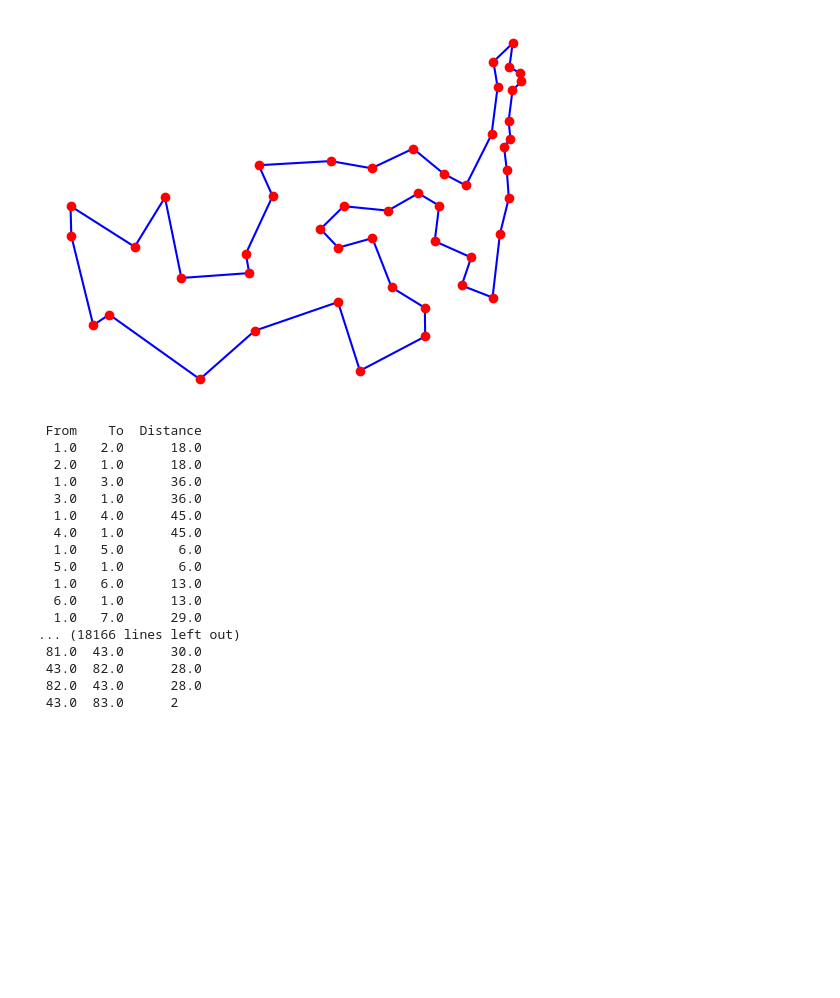
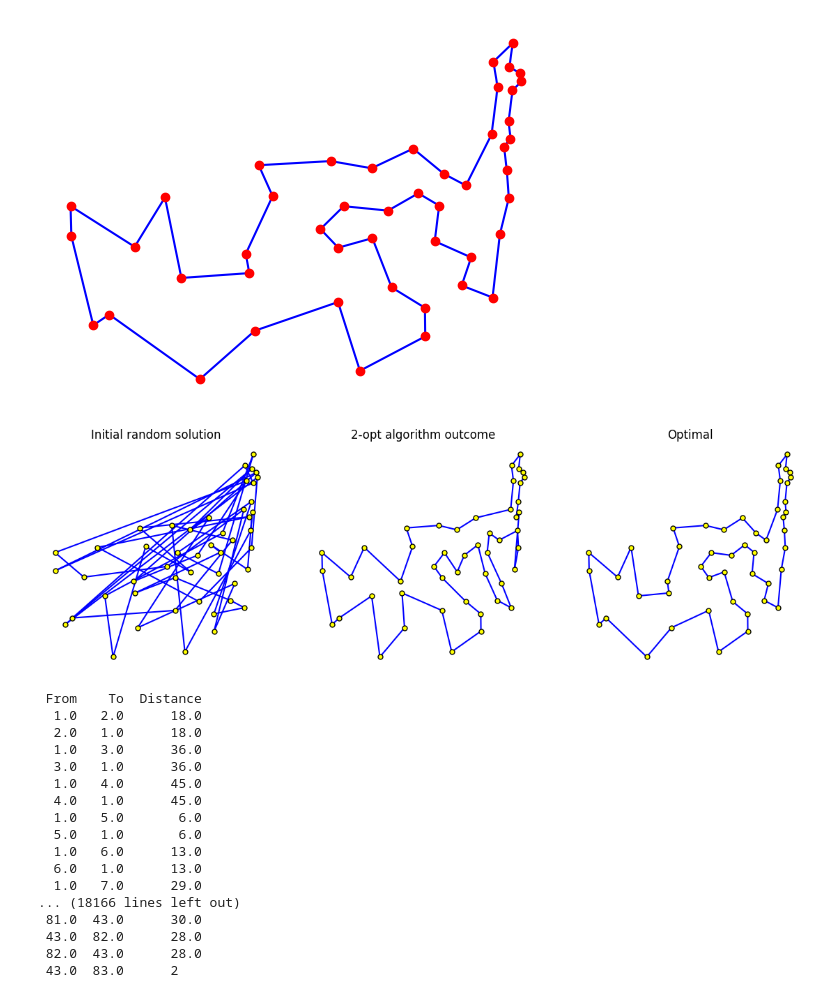
Before and after one commit to MrResor/Master-Thesis, a Jupyter notebook: present.ipynb, the cells around one changed output. Drawn from its saved outputs; the diff is of its cells as text; code cells hidden in the pictures; blank space fills up the shorter version.

```diff
--- a/present.ipynb
+++ b/present.ipynb
@@ -99,6 +99,36 @@ plt.axis('off')
 plt.show()
 # %% [output]
 [figure]
+# %%
+fig, axs = plt.subplots(1, 3, figsize=(14, 6))
+axs[0].scatter(points[:, 1], points[:, 2], s=25, color='yellow', edgecolors='black', zorder=2)
+path = "6->43->40->20->45->33->25->42->5->34->18->47->10->29->44->9->24->35->15->8->28->19->46->26->3->36->30->2->23->17->31->22->38->1->41->32->16->39->12->27->21->7->0->13->4->14->11->37"
+path = list(map(int, path.split("->")))
+for (p1, p2) in zip(path, np.roll(path, -1)):
+    axs[0].plot([points[p1, 1], points[p2, 1]], [points[p1, 2], points[p2, 2]], '-b', zorder=1)
+axs[0].set_title('Initial random solution')
+axs[0].axis('off')
+axs[0].set_box_aspect(1)
+
+axs[1].scatter(points[:, 1], points[:, 2], s=25, color='yellow', edgecolors='black', zorder=2)
+path = "6->17->27->5->36->18->26->16->42->29->35->19->46->20->31->38->47->23->9->44->34->3->25->41->1->28->4->33->40->15->21->2->13->24->12->22->10->11->39->0->7->8->14->32->45->43->30->37"
+path = list(map(int, path.split("->")))
+for (p1, p2) in zip(path, np.roll(path, -1)):
+    axs[1].plot([points[p1, 1], points[p2, 1]], [points[p1, 2], points[p2, 2]], '-b', zorder=1)
+axs[1].set_title('2-opt algorithm outcome')
+axs[1].axis('off')
+axs[1].set_box_aspect(1)
+
+axs[2].scatter(points[:, 1], points[:, 2], s=25, color='yellow', edgecolors='black', zorder=2)
+path = "0->8->39->14->11->10->12->24->13->22->2->21->15->40->33->28->1->25->3->34->44->9->23->41->4->47->38->31->20->46->19->32->45->35->29->42->16->26->18->36->5->27->6->17->43->30->37->7"
+path = list(map(int, path.split("->")))
+for (p1, p2) in zip(path, np.roll(path, -1)):
+    axs[2].plot([points[p1, 1], points[p2, 1]], [points[p1, 2], points[p2, 2]], '-b', zorder=1)
+axs[2].set_title('Optimal')
+axs[2].axis('off')
+axs[2].set_box_aspect(1)
+# %% [output]
+[figure, added]
 # %%
 data = pd.read_csv('xqg237.csv').values
 present = np.zeros((2 * data.shape[0], data.shape[1]))
```
Also changed, not shown: 1 other file.
